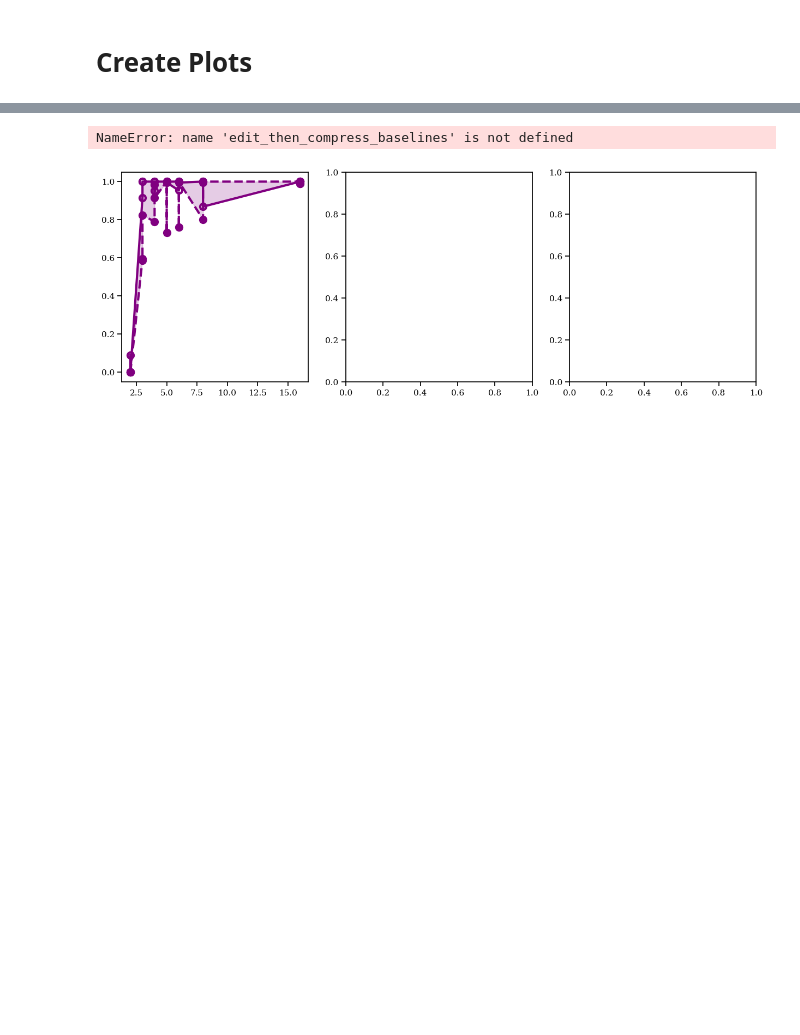
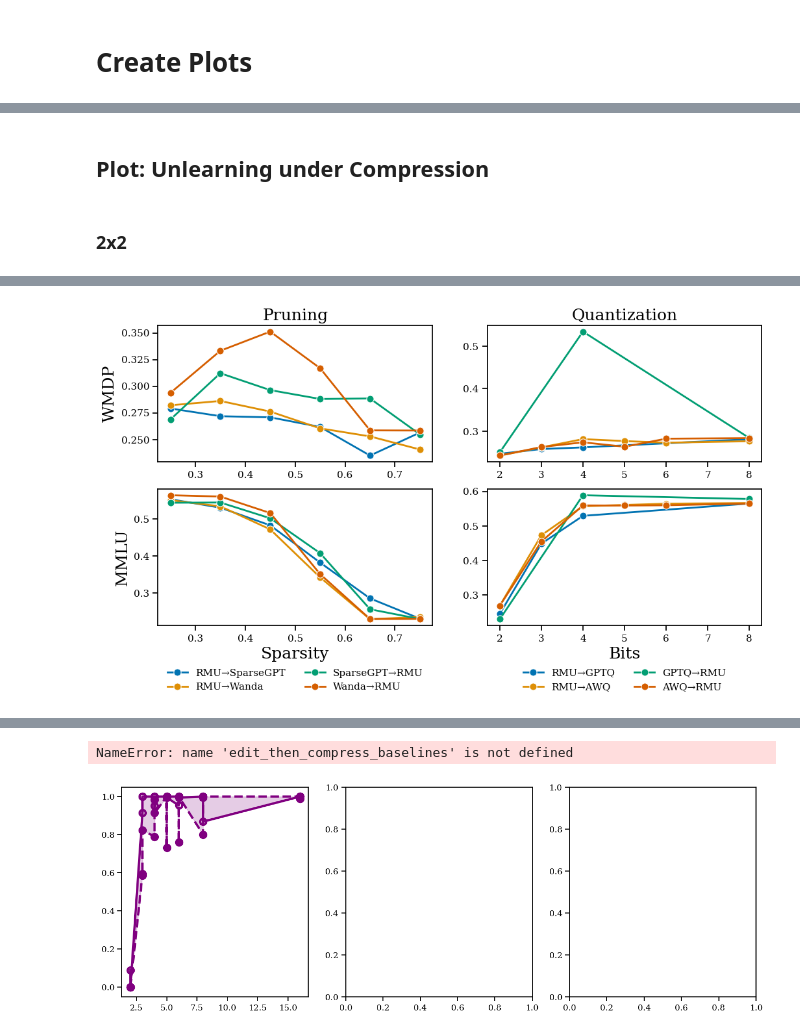
Before and after one commit to hartvigsen-group/composable-interventions, a Jupyter notebook: notebooks/tables.ipynb, the cells around one changed output, grey strips where cells are left out. Drawn from its saved outputs; the diff is of its cells as text; code cells hidden in the pictures; blank space fills up the shorter version.

Commit message:
Unlearning line charts

```diff
--- a/notebooks/tables.ipynb
+++ b/notebooks/tables.ipynb
@@ -526,0 +479,70 @@ mmlu_heatmap_records = []
+# %% [markdown]
+## Plot: Unlearning under Compression
+# %% [markdown]
+### 2x2
+# %%
+# NOTE: Inspired by the 3X3 line charts in the existing paper
+
+def get_order_label(row):
+    interventions = row["interventions"]
+    first_method = ""
+    second_method = ""
+    if interventions[0] == "edit":
+        first_method = row["edit"]
+    elif interventions[0] == "compress":
+        first_method = row["compression"]
+    elif interventions[0] == "unlearn":
+        first_method = row["unlearn"]
+
+    if interventions[1] == "edit":
+        second_method = row["edit"]
+    elif interventions[1] == "compress":
+        second_method = row["compression"]
+    elif interventions[1] == "unlearn":
+        second_method = row["unlearn"]
+
+    return f"{first_method}→{second_method}"
+
+pruning_frame = data[((data["compression"] == "SparseGPT") | (data["compression"] == "Wanda")) & (data["unlearn"] == "RMU")]
+pruning_frame["Avg WMDP"] = (pruning_frame["wmdp_bio accuracy"] + pruning_frame["wmdp_cyber accuracy"]) / 2
+pruning_frame["order"] = pruning_frame.apply(get_order_label, axis=1)
+pruning_frame = pruning_frame.sort_values(by="order")
+
+quantization_frame = data[((data["compression"] == "GPTQ") | (data["compression"] == "AWQ")) & (data["unlearn"] == "RMU")]
+quantization_frame["Avg WMDP"] = (quantization_frame["wmdp_bio accuracy"] + quantization_frame["wmdp_cyber accuracy"]) / 2
+quantization_frame["order"] = quantization_frame.apply(get_order_label, axis=1)
+quantization_frame = quantization_frame.sort_values(by="order", ascending=False)
+
+fig, axes = plt.subplots(2, 2, figsize=(3 * FIG_SIZE, 1.5 * FIG_SIZE))
+row_metrics = {
+    0: "Avg WMDP",
+    1: "mmlu accuracy",
+}
+
+for row_index, row_metric in row_metrics.items():
+    for col_index, plotting_frame in enumerate([pruning_frame, quantization_frame]):
+        x_metric = "sparsity_ratio" if col_index == 0 else "wbits"
+        ax = axes[row_index][col_index]
+        ax.legend(title="Order", loc="upper left")
+        sns.lineplot(data=plotting_frame, x=x_metric, y=row_metric, hue="order", ax=ax, marker="o", markersize=MARKER_SIZE, linewidth=LINE_WIDTH)
+
+        if row_index == 0:
+            title = "Pruning" if col_index == 0 else "Quantization"
+            ax.set_title(title, fontsize=TITLE_FONT_SIZE)
+            ax.set_xlabel("")
+            ax.get_legend().remove()
+        else:
+            x_label = "Sparsity" if col_index == 0 else "Bits"
+            ax.set_xlabel(x_label, fontsize=TITLE_FONT_SIZE)
+            ax.legend(loc="upper center", bbox_to_anchor=(0.5, -0.25), ncol=2, frameon=False)
+
+        if col_index == 0:
+            y_label = "WMDP" if row_index == 0 else "MMLU"
+            ax.set_ylabel(y_label, fontsize=TITLE_FONT_SIZE)
+        else:
+            ax.set_ylabel("")
+
+# add padding for labels
+fig.subplots_adjust()
+plt.savefig("figures/unlearning_compression_2x2.pdf", bbox_inches="tight")
+# %% [output]
@@ -526,0 +566 @@ mmlu_heatmap_records = []
+[figure, added]
```
Also changed, not shown: parts of 10 cells of this notebook, 3 other files.
